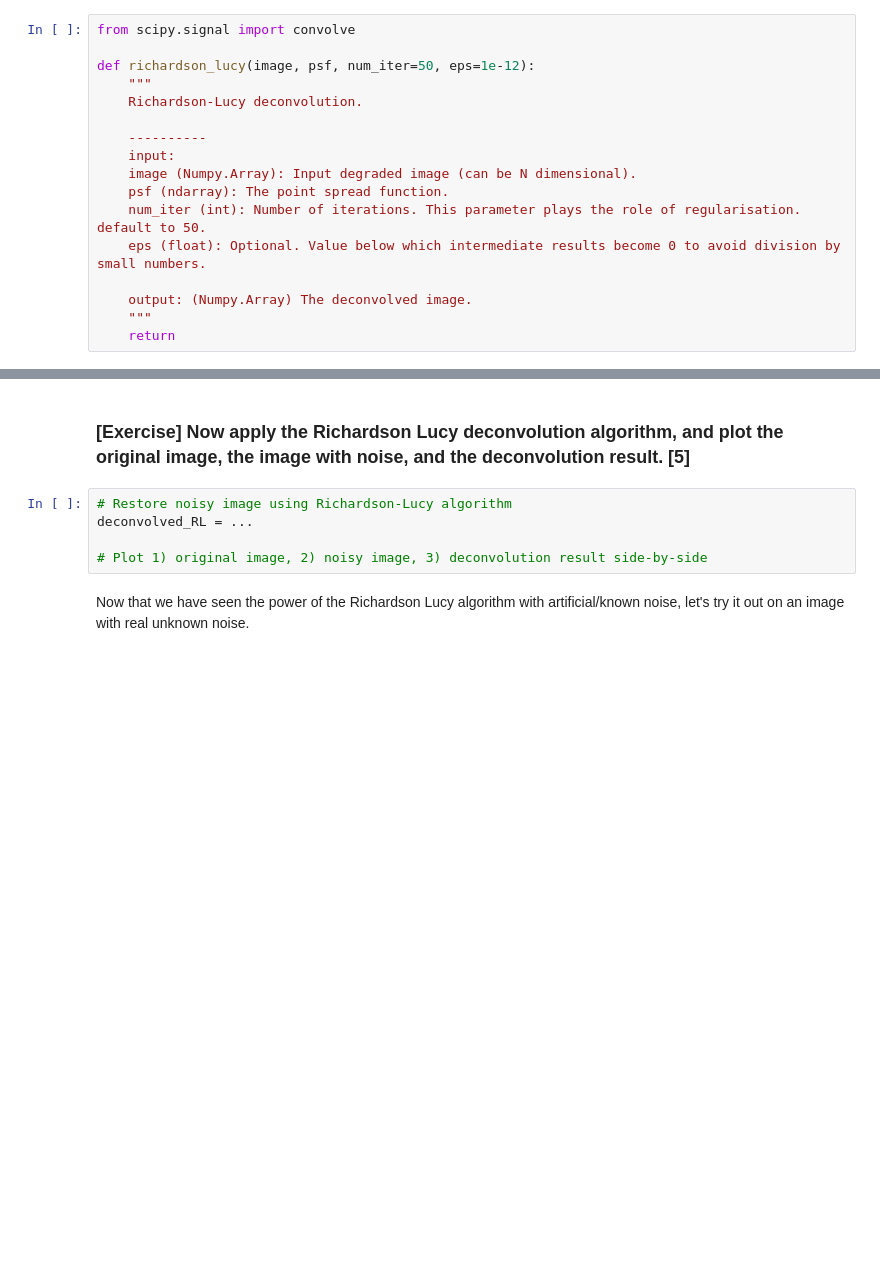
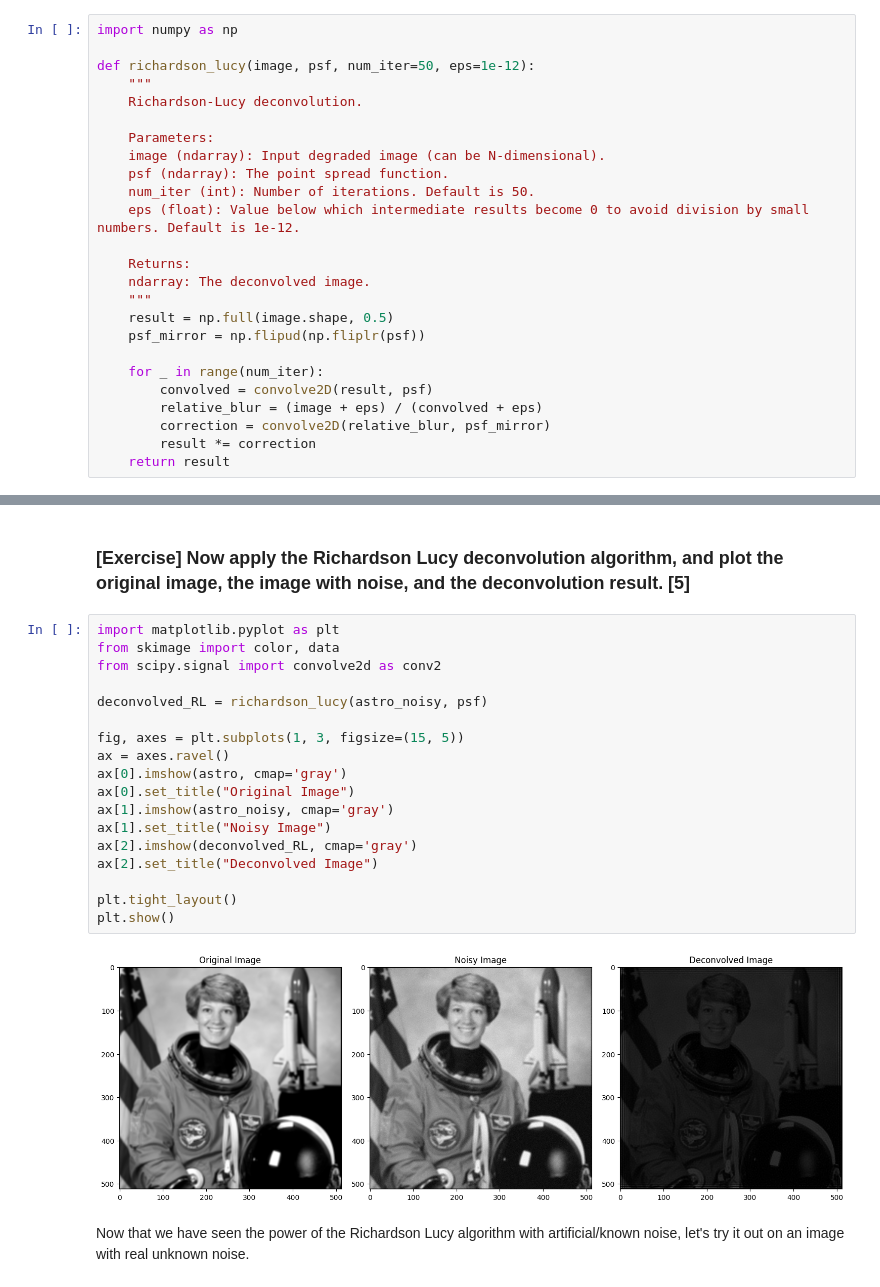
Before and after one commit to UIUC-BIOE488/yifan20_MP2, a Jupyter notebook: MP2-3DConv_Richardson_Lucy.ipynb, the cells around one changed output, grey strips where cells are left out. Drawn from its saved outputs; the diff is of its cells as text; blank space fills up the shorter version.

```diff
--- a/MP2-3DConv_Richardson_Lucy.ipynb
+++ b/MP2-3DConv_Richardson_Lucy.ipynb
@@ -41,22 +71,30 @@ You should use your `convolve2D` function in the implementation.
 
 **Hint:** Make sure to use 'same' padding so that the convolution result has the same shape after each iteration.
 # %%
-from scipy.signal import convolve
+import numpy as np
 
 def richardson_lucy(image, psf, num_iter=50, eps=1e-12):
     """
     Richardson-Lucy deconvolution.
 
-    ----------
-    input:
-    image (Numpy.Array): Input degraded image (can be N dimensional).
+    Parameters:
+    image (ndarray): Input degraded image (can be N-dimensional).
     psf (ndarray): The point spread function.
-    num_iter (int): Number of iterations. This parameter plays the role of regularisation. default to 50.
-    eps (float): Optional. Value below which intermediate results become 0 to avoid division by small numbers.
+    num_iter (int): Number of iterations. Default is 50.
+    eps (float): Value below which intermediate results become 0 to avoid division by small numbers. Default is 1e-12.
 
-    output: (Numpy.Array) The deconvolved image.
+    Returns:
+    ndarray: The deconvolved image.
     """
-    return
+    result = np.full(image.shape, 0.5)
+    psf_mirror = np.flipud(np.fliplr(psf))
+
+    for _ in range(num_iter):
+        convolved = convolve2D(result, psf)
+        relative_blur = (image + eps) / (convolved + eps)
+        correction = convolve2D(relative_blur, psf_mirror)
+        result *= correction
+    return result
 # %% [markdown]
 Now let's try your R-L algorithm. First, load an image in grayscale.
 # %%
@@ -81,11 +119,26 @@ astro_noisy = astro.copy()
 astro_noisy += (rng.poisson(lam=25, size=astro.shape) - 10) / 255.
 # %% [markdown]
 ### [Exercise] Now apply the Richardson Lucy deconvolution algorithm, and plot the original image, the image with noise, and the deconvolution result. [5]
-# %%
-# Restore noisy image using Richardson-Lucy algorithm
-deconvolved_RL = ...
-
-# Plot 1) original image, 2) noisy image, 3) deconvolution result side-by-side
+# %%
+import matplotlib.pyplot as plt
+from skimage import color, data
+from scipy.signal import convolve2d as conv2
+
+deconvolved_RL = richardson_lucy(astro_noisy, psf)
+
+fig, axes = plt.subplots(1, 3, figsize=(15, 5))
+ax = axes.ravel()
+ax[0].imshow(astro, cmap='gray')
+ax[0].set_title("Original Image")
+ax[1].imshow(astro_noisy, cmap='gray')
+ax[1].set_title("Noisy Image")
+ax[2].imshow(deconvolved_RL, cmap='gray')
+ax[2].set_title("Deconvolved Image")
+
+plt.tight_layout()
+plt.show()
+# %% [output]
+[figure, added]
 # %% [markdown]
 Now that we have seen the power of the Richardson Lucy algorithm with artificial/known noise, let's try it out on an image with real unknown noise.
 # %%
```
Also changed, not shown: parts of 13 cells of this notebook, 2 other files.
